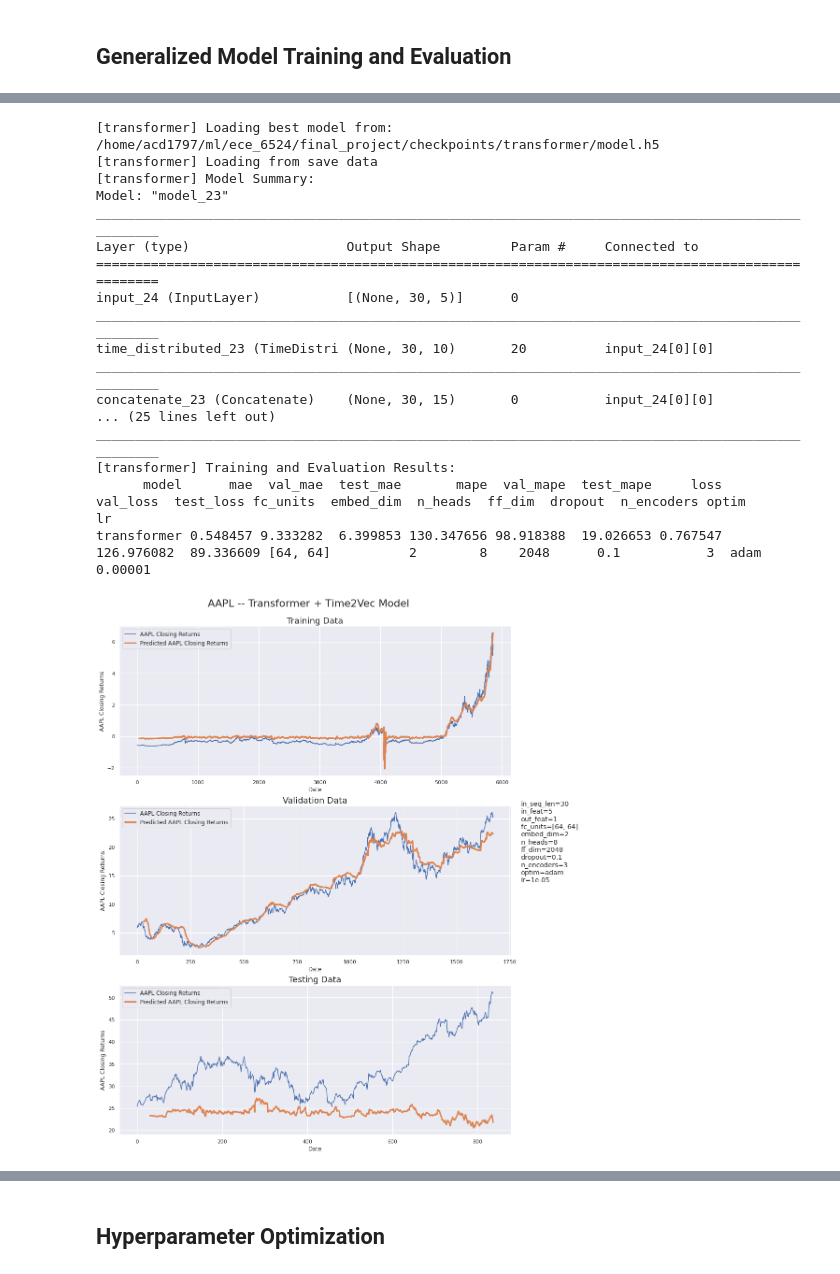
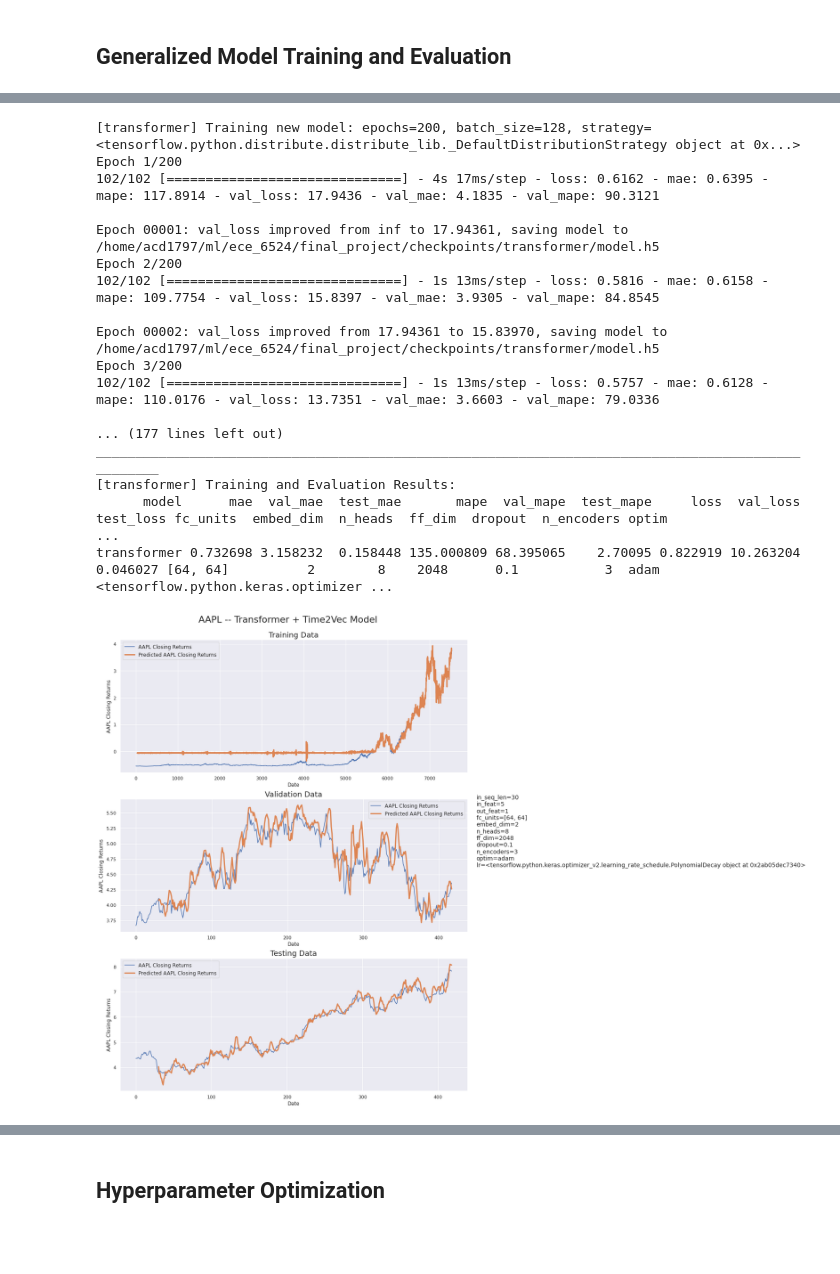
Before and after one commit to zanderman/stock-forecasting-transformer, a Jupyter notebook: forecast_transformer.ipynb, the cells around one changed output, grey strips where cells are left out. Cells and saved outputs as stored; diff of their text form; code cells hidden in the pictures; blank space fills up the shorter version.

Commit message:
WIP transformer tuning - Interesting performance with .9/.05/.05 data split

```diff
--- a/forecast_transformer.ipynb
+++ b/forecast_transformer.ipynb
@@ -1705,13 +1705,13 @@ params = dict(
     optim='adam',
     # lr=0.001,
     # lr=1e-4,
-    lr=1e-5,
-    # lr=keras.optimizers.schedules.PolynomialDecay(
-    #     initial_learning_rate=1e-4,
-    #     end_learning_rate=1e-6,
-    #     decay_steps=batches*epochs,
-    #     power=5.0,
-    # ),
+    # lr=1e-5, # best so far
+    lr=keras.optimizers.schedules.PolynomialDecay(
+        initial_learning_rate=1e-5,
+        end_learning_rate=1e-6,
+        decay_steps=batches*epochs,
+        power=5.0,
+    ),
 )
 compile_params = dict(
     loss='mse',
@@ -1719,47 +1719,48 @@ compile_params = dict(
 )
 # compile_params = dict(
 #     loss='mae',
 #     metrics=['mse', 'mape'],
 # )
 
 # model, hist, met, params, df = train_evaluate_for_dataset(
 _ = train_evaluate_for_dataset(
     model_name='transformer',
     build_model_func=builder,
     params=params,
     compile_params=compile_params,
     assets=['aapl', 'goog', 'amzn'],
     # in_seq_len=128,
     # in_seq_len=64,
     in_seq_len=30,
     out_seq_len=1,
     shift=1,
-    split=(0.7, 0.2, 0.1),
+    # split=(0.7, 0.2, 0.1),
+    split=(0.9, 0.05, 0.05),
     in_feat=['Open','High','Low','Close','Volume'],
     # in_feat=['Close'],
     # out_feat=['Open','High','Low','Close','Volume'],
     out_feat=['Close'],
     batch_size=128,
     shuffle=False,
     strategy=tf.distribute.get_strategy(),
     epochs=epochs,
 )
 # %% [output]
-[transformer] Loading best model from: /home/acd1797/ml/ece_6524/final_project/checkpoints/transformer/model.h5
-[transformer] Loading from save data
-[transformer] Model Summary:
-Model: "model_23"
-__________________________________________________________________________________________________
-Layer (type)                    Output Shape         Param #     Connected to
-==================================================================================================
-input_24 (InputLayer)           [(None, 30, 5)]      0
-__________________________________________________________________________________________________
-time_distributed_23 (TimeDistri (None, 30, 10)       20          input_24[0][0]
-__________________________________________________________________________________________________
-concatenate_23 (Concatenate)    (None, 30, 15)       0           input_24[0][0]
-... (25 lines left out)
+[transformer] Training new model: epochs=200, batch_size=128, strategy=<tensorflow.python.distribute.distribute_lib._DefaultDistributionStrategy object at 0x...>
+Epoch 1/200
+102/102 [==============================] - 4s 17ms/step - loss: 0.6162 - mae: 0.6395 - mape: 117.8914 - val_loss: 17.9436 - val_mae: 4.1835 - val_mape: 90.3121
+
+Epoch 00001: val_loss improved from inf to 17.94361, saving model to /home/acd1797/ml/ece_6524/final_project/checkpoints/transformer/model.h5
+Epoch 2/200
+102/102 [==============================] - 1s 13ms/step - loss: 0.5816 - mae: 0.6158 - mape: 109.7754 - val_loss: 15.8397 - val_mae: 3.9305 - val_mape: 84.8545
+
+Epoch 00002: val_loss improved from 17.94361 to 15.83970, saving model to /home/acd1797/ml/ece_6524/final_project/checkpoints/transformer/model.h5
+Epoch 3/200
+102/102 [==============================] - 1s 13ms/step - loss: 0.5757 - mae: 0.6128 - mape: 110.0176 - val_loss: 13.7351 - val_mae: 3.6603 - val_mape: 79.0336
+
+... (177 lines left out)
 __________________________________________________________________________________________________
 [transformer] Training and Evaluation Results:
-      model      mae  val_mae  test_mae       mape  val_mape  test_mape     loss   val_loss  test_loss fc_units  embed_dim  n_heads  ff_dim  dropout  n_encoders optim      lr
-transformer 0.548457 9.333282  6.399853 130.347656 98.918388  19.026653 0.767547 126.976082  89.336609 [64, 64]          2        8    2048      0.1           3  adam 0.00001
+      model      mae  val_mae  test_mae       mape  val_mape  test_mape     loss  val_loss  test_loss fc_units  embed_dim  n_heads  ff_dim  dropout  n_encoders optim                                    ...
+transformer 0.732698 3.158232  0.158448 135.000809 68.395065    2.70095 0.822919 10.263204   0.046027 [64, 64]          2        8    2048      0.1           3  adam <tensorflow.python.keras.optimizer ...
-[figure, old version]
+[figure, new version]
```
Also changed, not shown: parts of 2 cells of this notebook.
